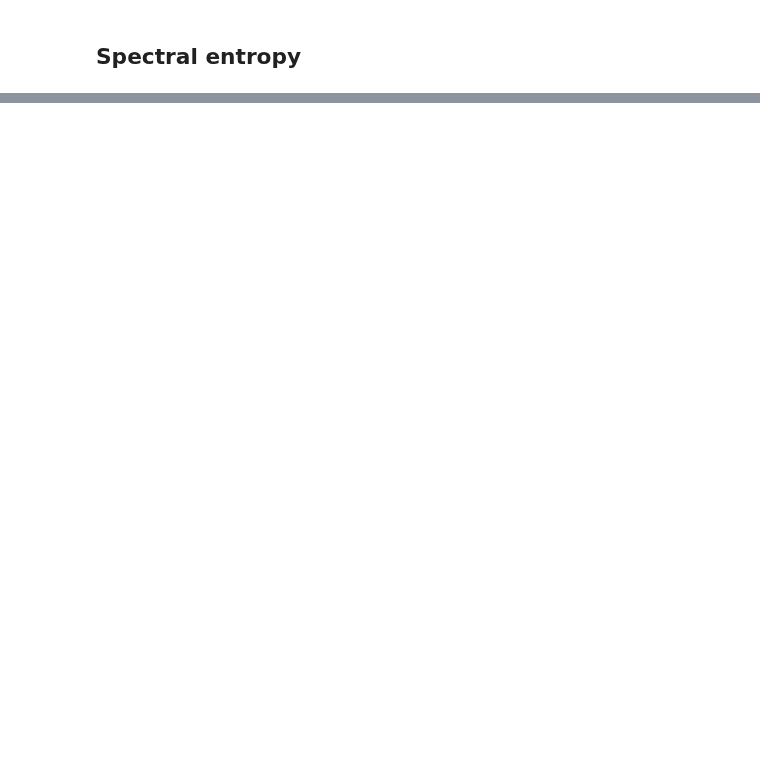
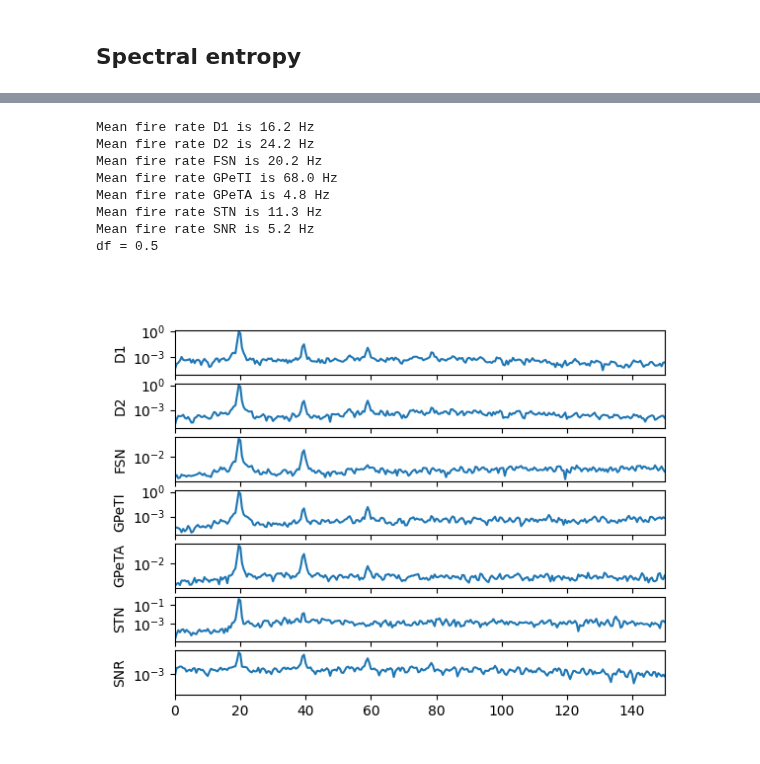
Before and after one commit to djanloo/quilt, a Jupyter notebook: basal_ganglia.ipynb, the cells around one changed output, grey strips where cells are left out. Cells and saved outputs as stored; diff of their text form; code cells hidden in the pictures; blank space fills up the shorter version.

```diff
--- a/basal_ganglia.ipynb
+++ b/basal_ganglia.ipynb
@@ -431,0 +525,36 @@ plt.legend()
+# %%
+from scipy.integrate import simpson
+
+fig, axes =plt.subplots(len(sn.populations), 1, sharex=True)
+for ax, pop in zip(axes, sn.populations):
+    spikes = sn.populations[pop].get_data()['spikes']
+    binned_spikes[pop] = bin_spikes(spikes)
+    # print(len(binned_spikes[pop]))
+    binned_spikes[pop] = binned_spikes[pop][200:]
+    print(f"Mean fire rate {pop} is {np.mean(binned_spikes[pop]) :.1f} Hz")
+    f, PSD = welch(binned_spikes[pop],
+                   1000,
+                   nperseg=2000,
+                   noverlap=400,
+                   nfft=None,
+                   scaling='density',
+                   window='hamming')
+
+    norm = simpson(PSD, x=f)
+    ax.plot(f, PSD/norm, label=pop)
+    ax.set_yscale('log')
+    ax.set_ylabel(pop)
+print(f"df = {f[1] -f[0]}")
+# plt.legend()
+plt.xlim(0,150)
+plt.show()
+# %% [output]
+Mean fire rate D1 is 16.2 Hz
+Mean fire rate D2 is 24.2 Hz
+Mean fire rate FSN is 20.2 Hz
+Mean fire rate GPeTI is 68.0 Hz
+Mean fire rate GPeTA is 4.8 Hz
+Mean fire rate STN is 11.3 Hz
+Mean fire rate SNR is 5.2 Hz
+df = 0.5
+[figure, added]
```
Also changed, not shown: parts of 25 cells of this notebook, 2 other files.
